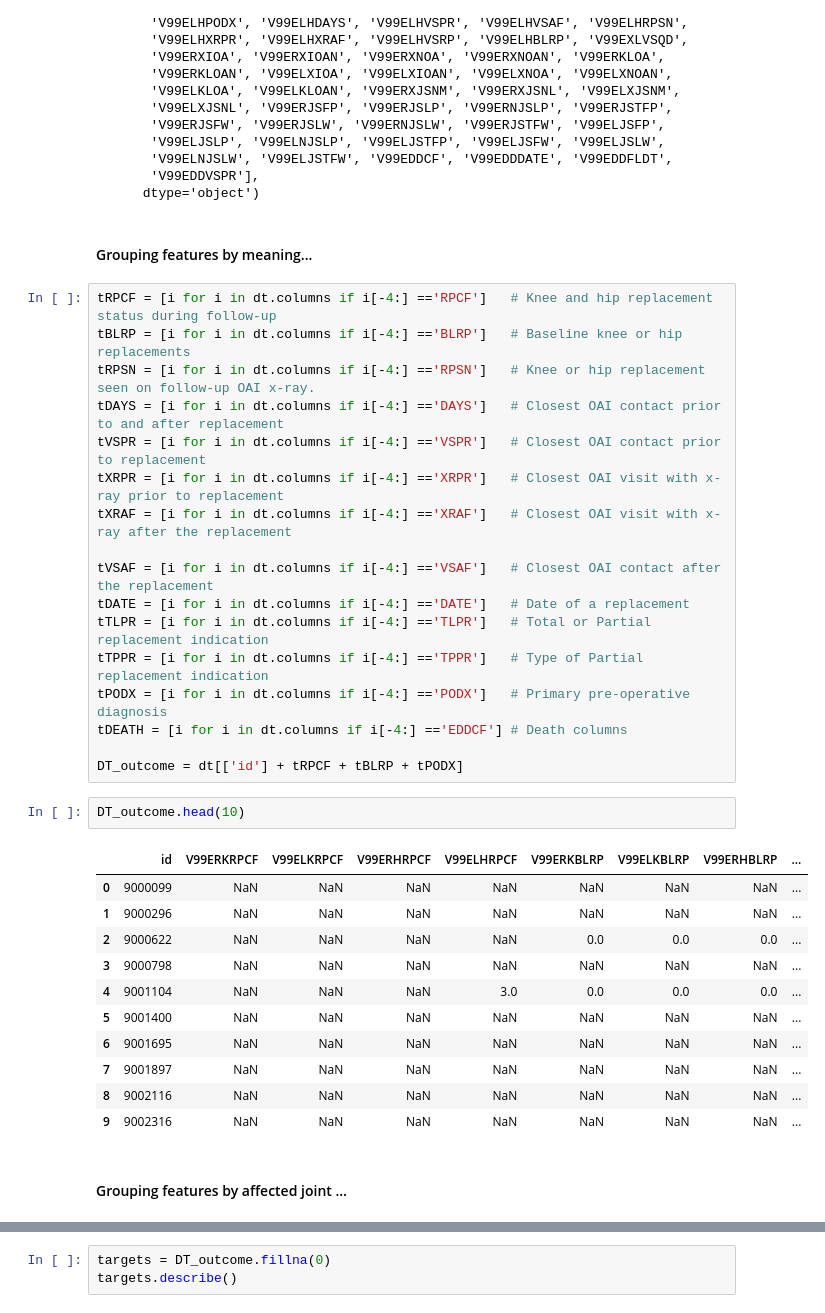
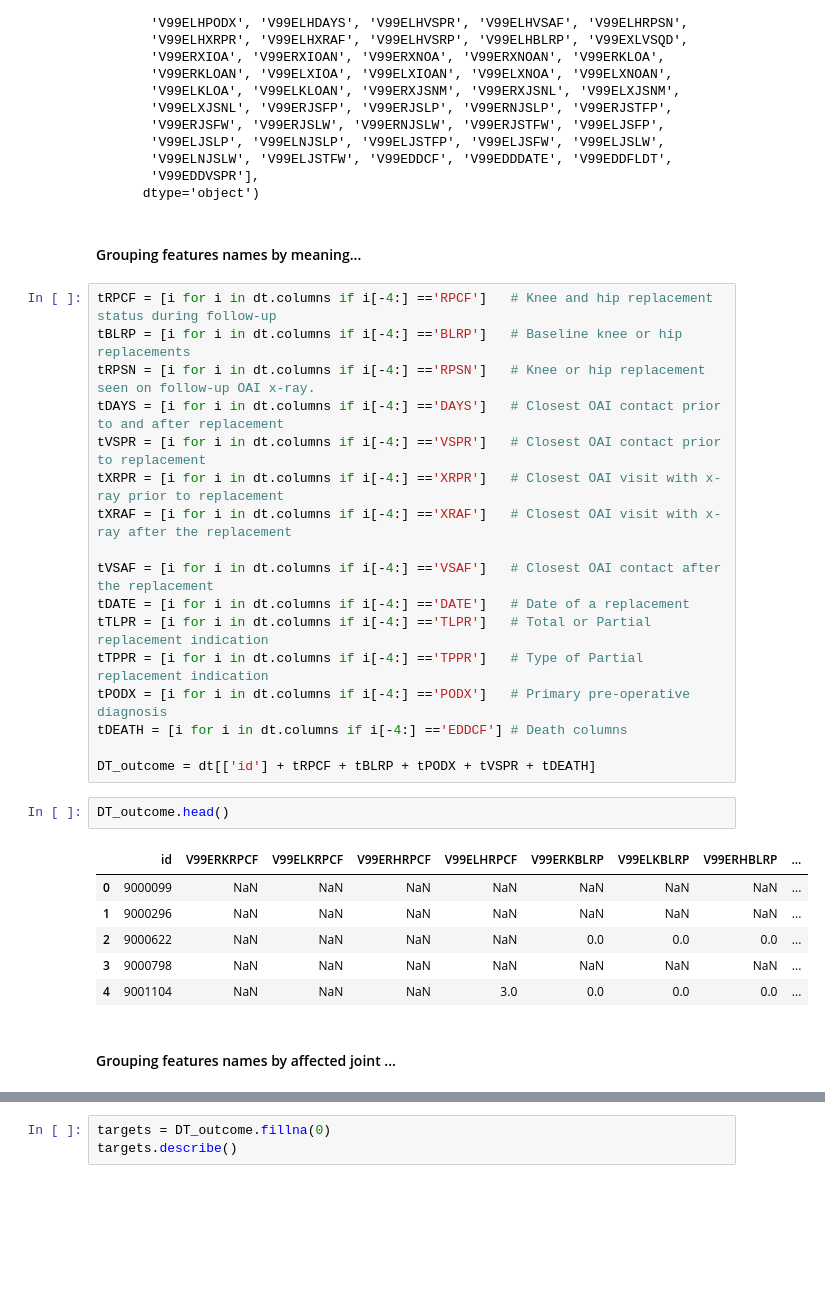
Before and after one commit to methoddatascience/zeta, a Jupyter notebook: keystone/analysis1.ipynb, the cells around one changed output, grey strips where cells are left out. Cells and saved outputs as stored; diff of their text form; blank space fills up the shorter version.

```diff
--- a/keystone/analysis1.ipynb
+++ b/keystone/analysis1.ipynb
@@ -40,7 +32,7 @@ Index(['id', 'V99RNTCNT', 'V99ERKDATE', 'V99ERKFLDT', 'V99ERKRPCF',
        'V99EDDVSPR'],
       dtype='object')
 # %% [markdown]
-#### Grouping features by meaning...
+#### Grouping features names by meaning...
 # %%
 tRPCF = [i for i in dt.columns if i[-4:] =='RPCF']   # Knee and hip replacement status during follow-up
 tBLRP = [i for i in dt.columns if i[-4:] =='BLRP']   # Baseline knee or hip replacements
@@ -57,23 +49,18 @@ tTPPR = [i for i in dt.columns if i[-4:] =='TPPR']   # Type of Partial replaceme
 tPODX = [i for i in dt.columns if i[-4:] =='PODX']   # Primary pre-operative diagnosis
 tDEATH = [i for i in dt.columns if i[-4:] =='EDDCF'] # Death columns
 
-DT_outcome = dt[['id'] + tRPCF + tBLRP + tPODX]
+DT_outcome = dt[['id'] + tRPCF + tBLRP + tPODX + tVSPR + tDEATH]
 # %%
-DT_outcome.head(10)
+DT_outcome.head()
 # %% [output]
 |  | id | V99ERKRPCF | V99ELKRPCF | V99ERHRPCF | V99ELHRPCF | V99ERKBLRP | V99ELKBLRP | V99ERHBLRP | ... |
 | 0 | 9000099 | NaN | NaN | NaN | NaN | NaN | NaN | NaN | ... |
 | 1 | 9000296 | NaN | NaN | NaN | NaN | NaN | NaN | NaN | ... |
 | 2 | 9000622 | NaN | NaN | NaN | NaN | 0.0 | 0.0 | 0.0 | ... |
 | 3 | 9000798 | NaN | NaN | NaN | NaN | NaN | NaN | NaN | ... |
 | 4 | 9001104 | NaN | NaN | NaN | 3.0 | 0.0 | 0.0 | 0.0 | ... |
-| 5 | 9001400 | NaN | NaN | NaN | NaN | NaN | NaN | NaN | ... |
-| 6 | 9001695 | NaN | NaN | NaN | NaN | NaN | NaN | NaN | ... |
-| 7 | 9001897 | NaN | NaN | NaN | NaN | NaN | NaN | NaN | ... |
-| 8 | 9002116 | NaN | NaN | NaN | NaN | NaN | NaN | NaN | ... |
-| 9 | 9002316 | NaN | NaN | NaN | NaN | NaN | NaN | NaN | ... |
 # %% [markdown]
-#### Grouping features by affected joint ...
+#### Grouping features names by affected joint ...
 # %%
 tELK = [i for i in DT_outcome.columns if i[0:6] =='V99ELK']  # Left Knee Columns
 tERK = [i for i in DT_outcome.columns if i[0:6] =='V99ERK']  # Right Knee Columns
```
Also changed, not shown: parts of 36 cells of this notebook.
